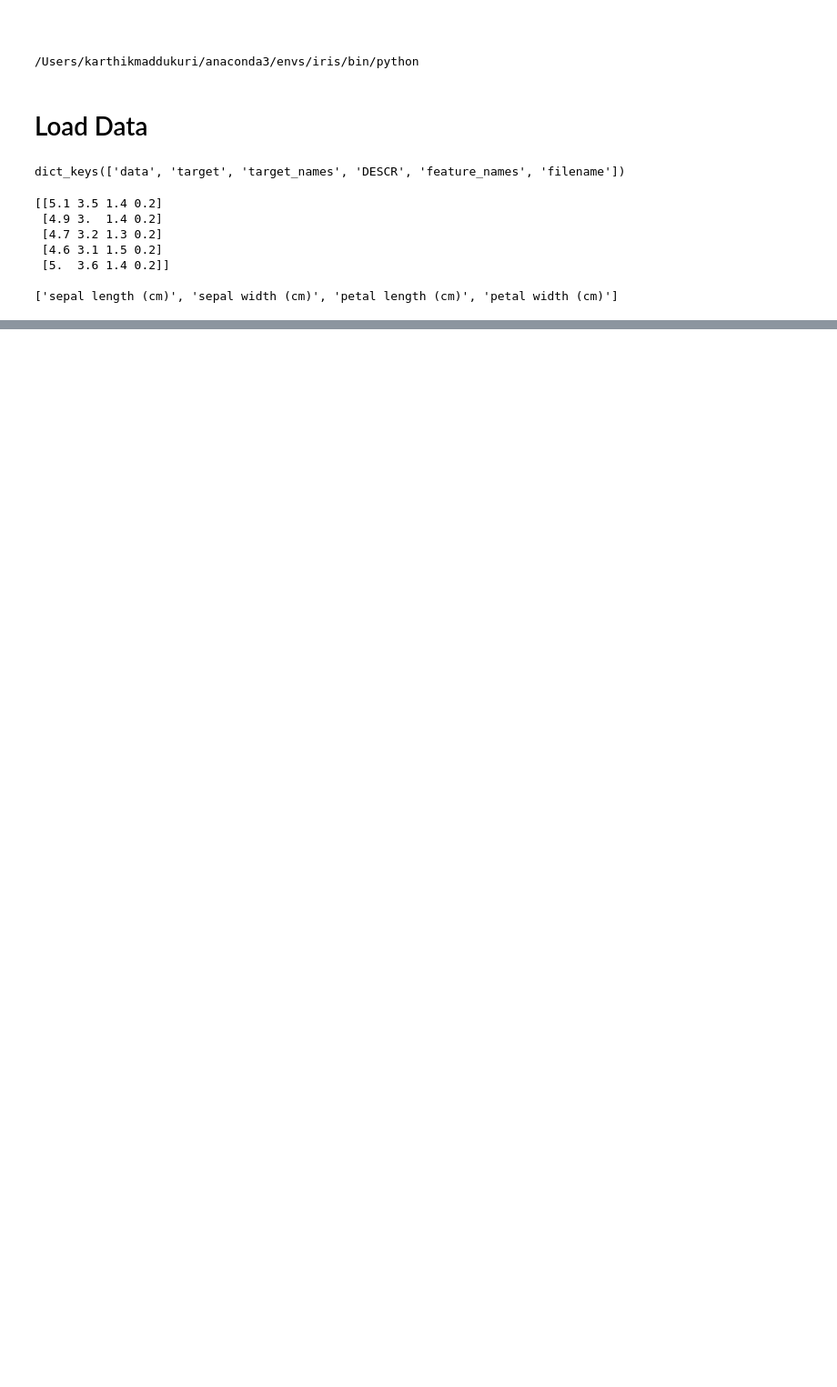
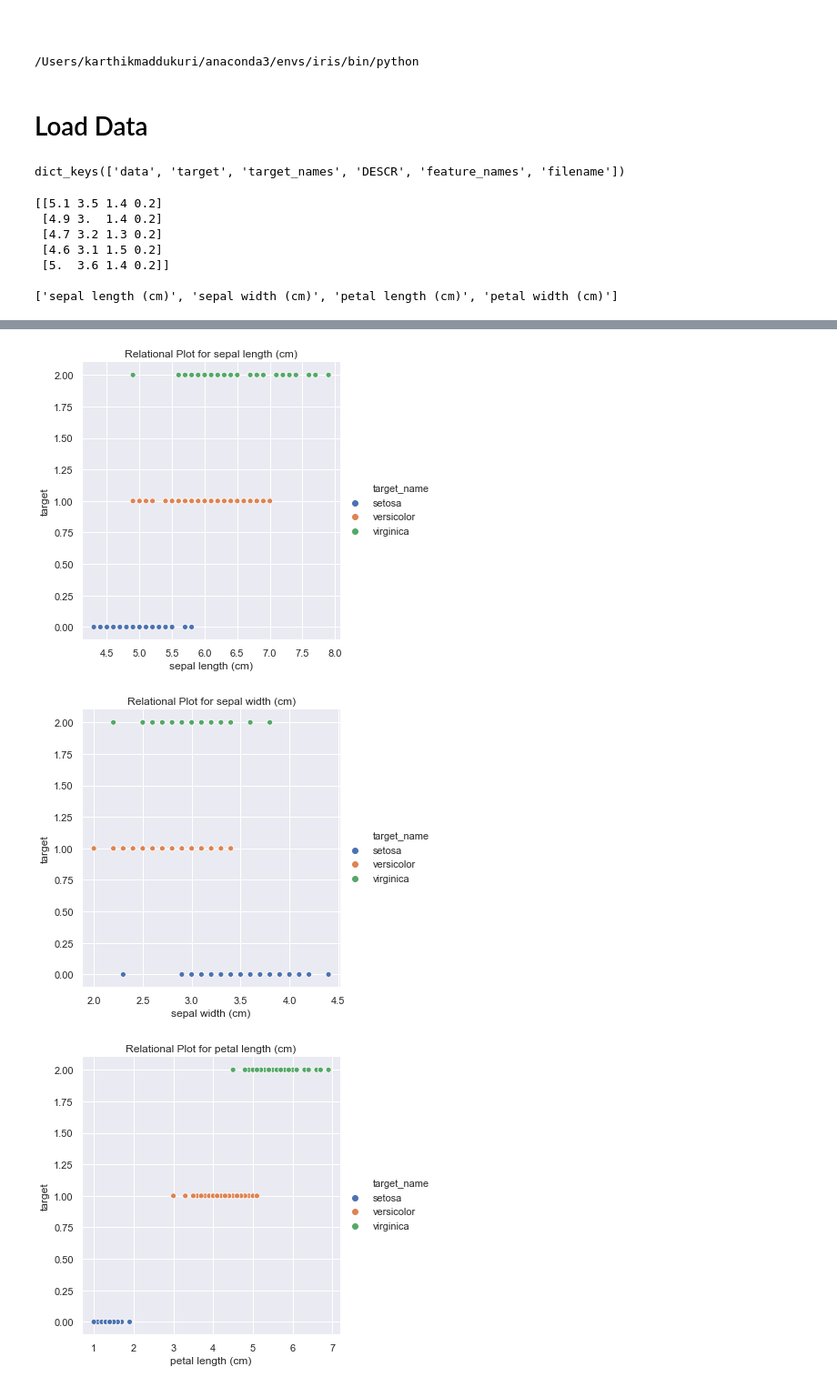
Before and after one commit to karthik-maddukuri/classic-iris-dataset, a Jupyter notebook: notebooks/IRIS.ipynb, the cells around one changed output, grey strips where cells are left out. Shown at 91% size. Drawn from its saved outputs; the diff is of its cells as text; code cells hidden in the pictures; blank space fills up the shorter version.

```diff
--- a/notebooks/IRIS.ipynb
+++ b/notebooks/IRIS.ipynb
@@ -41,0 +91,3 @@ print(data['feature_names'])
+# %%
+df['target_name'] = df['target'].map({0: 'setosa', 1: 'versicolor', 2: "virginica"})
+df.head()
@@ -41,0 +101,10 @@ print(data['feature_names'])
+# %%
+col_attr = df.columns[:4]
+for col in col_attr:
+    sns.relplot(x=f'{col}', y='target', hue='target_name', data=df)
+    plt.title(f'Relational Plot for {col}', y=2)
+    plt.show()
+# %% [output]
+[figure, added]
+[figure, added]
+[figure, added]
```
Also changed, not shown: parts of 13 cells of this notebook.
